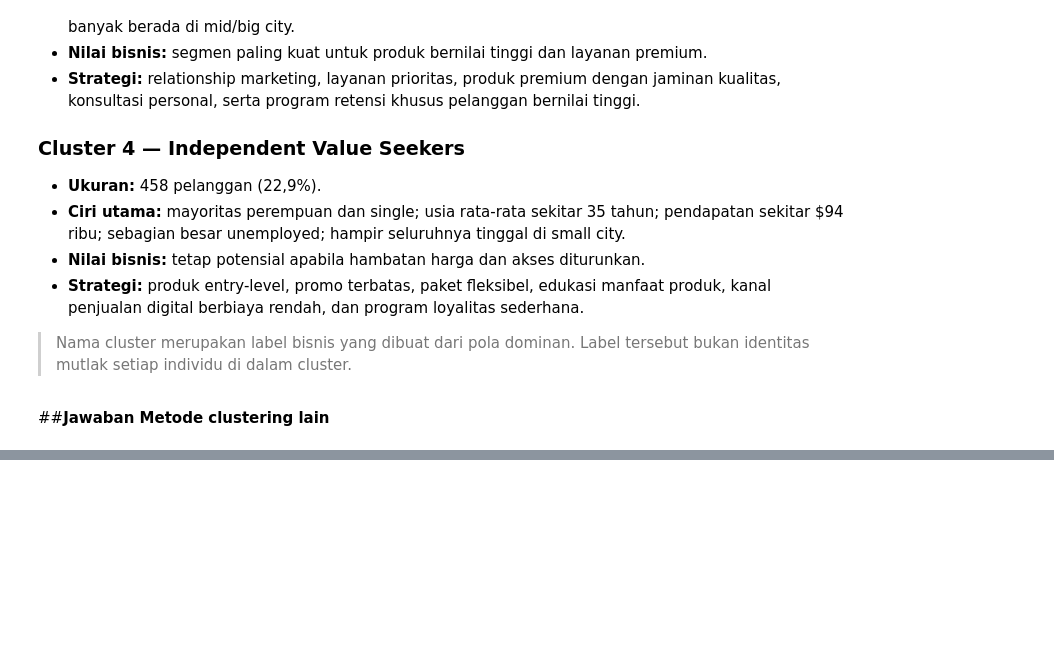
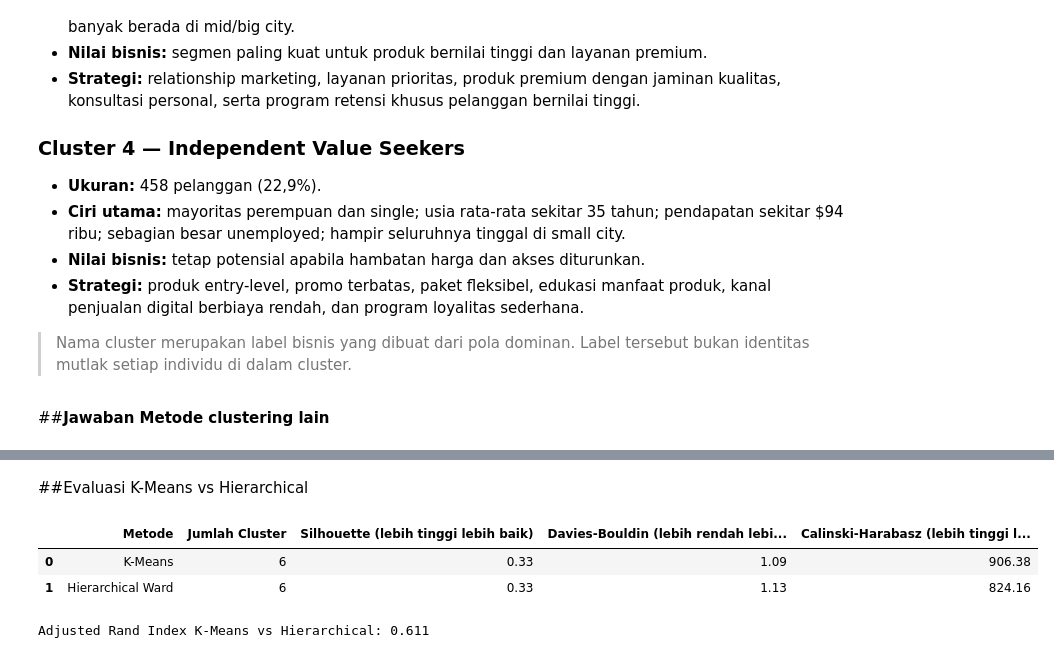
Before and after one commit to HakumenWorld/Digital-Skola, a Jupyter notebook: [Febi_Kristiana_Conqueror_Project_2_DS_Batch60].ipynb, the cells around one changed output, grey strips where cells are left out. Cells and saved outputs as stored; diff of their text form; code cells hidden in the pictures; blank space fills up the shorter version.

```diff
--- a/[Febi_Kristiana_Conqueror_Project_2_DS_Batch60].ipynb
+++ b/[Febi_Kristiana_Conqueror_Project_2_DS_Batch60].ipynb
@@ -707,0 +711,30 @@ plt.show()
+# %% [markdown]
+##Evaluasi K-Means vs Hierarchical
+# %%
+from sklearn.metrics import adjusted_rand_score, silhouette_score, davies_bouldin_score, calinski_harabasz_score
+import numpy as np
+import pandas as pd
+
+def evaluate_clustering(X, labels, method_name):
+    return {
+        'Metode': method_name,
+        'Jumlah Cluster': len(np.unique(labels)),
+        'Silhouette (lebih tinggi lebih baik)': silhouette_score(X, labels),
+        'Davies-Bouldin (lebih rendah lebih baik)': davies_bouldin_score(X, labels),
+        'Calinski-Harabasz (lebih tinggi lebih baik)': calinski_harabasz_score(X, labels)
+    }
+
+comparison = pd.DataFrame([
+    evaluate_clustering(X_pca, labels, 'K-Means'), # Changed kmeans_labels to labels
+    evaluate_clustering(X_pca, hierarchical_labels, 'Hierarchical Ward')
+])
+
+display(comparison.round(4))
+
+ari = adjusted_rand_score(labels, hierarchical_labels) # Changed kmeans_labels to labels
+print(f'Adjusted Rand Index K-Means vs Hierarchical: {ari:.3f}')
+# %% [output]
+|  | Metode | Jumlah Cluster | Silhouette (lebih tinggi lebih baik) | Davies-Bouldin (lebih rendah lebi... | Calinski-Harabasz (lebih tinggi l... |
+| 0 | K-Means | 6 | 0.33 | 1.09 | 906.38 |
+| 1 | Hierarchical Ward | 6 | 0.33 | 1.13 | 824.16 |
+Adjusted Rand Index K-Means vs Hierarchical: 0.611
```
Also changed, not shown: parts of 19 cells of this notebook.
